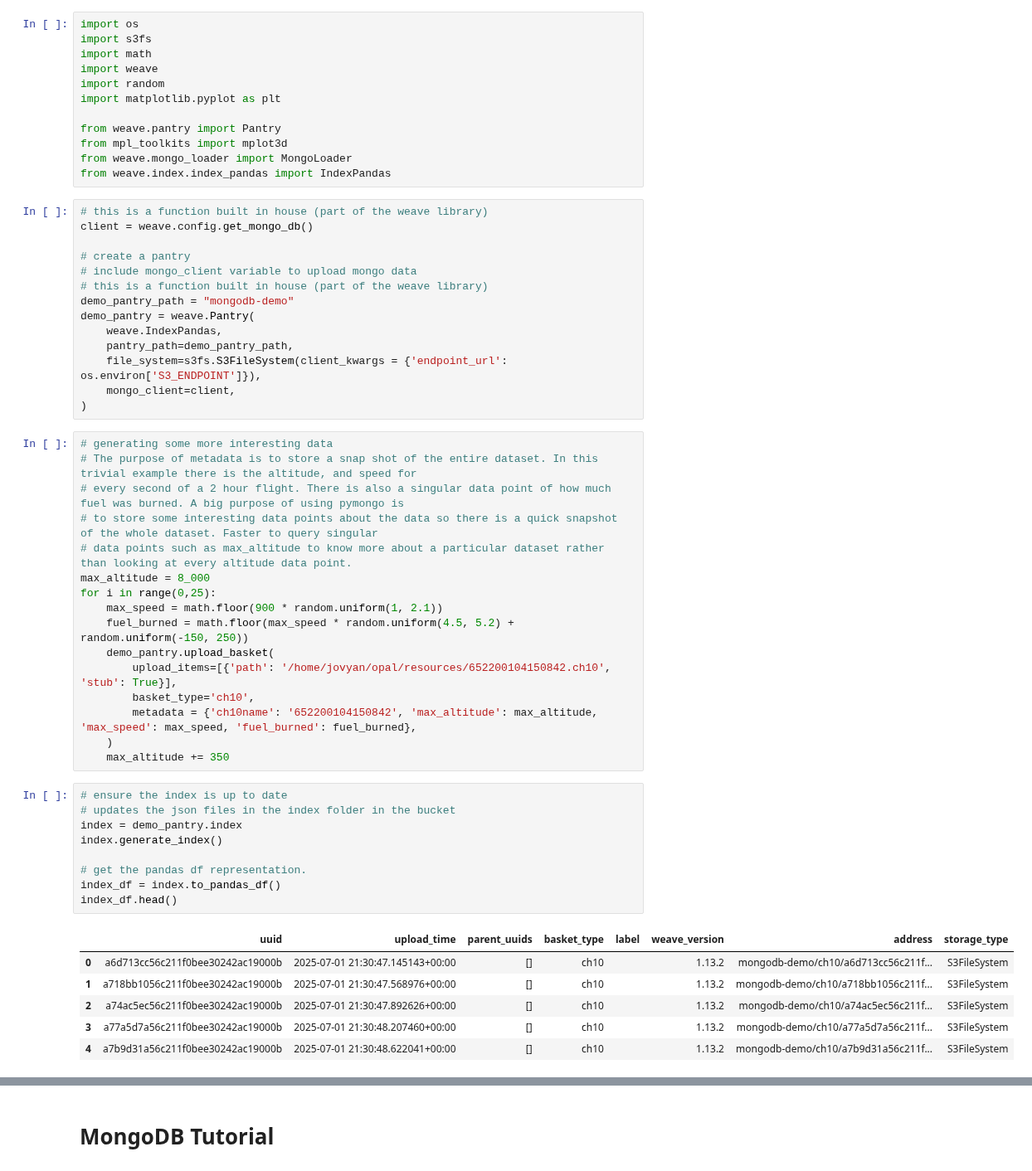
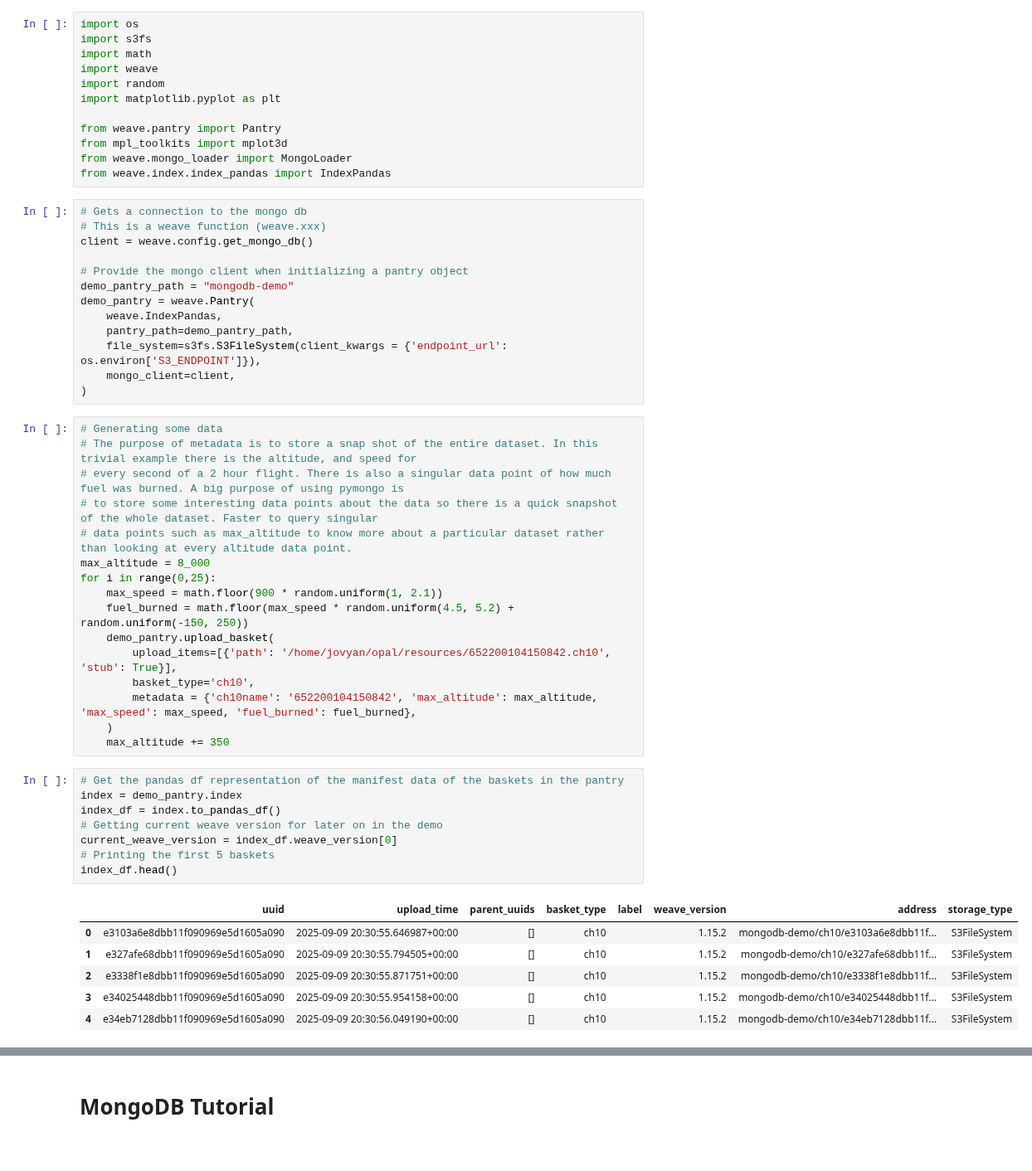
Before and after one commit to 309thEDDGE/opal, a Jupyter notebook: demo-notebooks/pymongo_demo.ipynb, the cells around one changed output, grey strips where cells are left out. Shown at 83% size. Saved outputs shown, nothing was run; the diff lists cells and outputs as text.

```diff
--- a/demo-notebooks/pymongo_demo.ipynb
+++ b/demo-notebooks/pymongo_demo.ipynb
@@ -13,12 +13,11 @@ from mpl_toolkits import mplot3d
 from weave.mongo_loader import MongoLoader
 from weave.index.index_pandas import IndexPandas
 # %%
-# this is a function built in house (part of the weave library)
+# Gets a connection to the mongo db
+# This is a weave function (weave.xxx)
 client = weave.config.get_mongo_db()
 
-# create a pantry
-# include mongo_client variable to upload mongo data
-# this is a function built in house (part of the weave library)
+# Provide the mongo client when initializing a pantry object
 demo_pantry_path = "mongodb-demo"
 demo_pantry = weave.Pantry(
     weave.IndexPandas,
@@ -27,7 +26,7 @@ demo_pantry = weave.Pantry(
     mongo_client=client,
 )
 # %%
-# generating some more interesting data
+# Generating some data
 # The purpose of metadata is to store a snap shot of the entire dataset. In this trivial example there is the altitude, and speed for
 # every second of a 2 hour flight. There is also a singular data point of how much fuel was burned. A big purpose of using pymongo is
 # to store some interesting data points about the data so there is a quick snapshot of the whole dataset. Faster to query singular
@@ -43,20 +42,19 @@ for i in range(0,25):
     )
     max_altitude += 350
 # %%
-# ensure the index is up to date
-# updates the json files in the index folder in the bucket
+# Get the pandas df representation of the manifest data of the baskets in the pantry
 index = demo_pantry.index
-index.generate_index()
-
-# get the pandas df representation.
 index_df = index.to_pandas_df()
+# Getting current weave version for later on in the demo
+current_weave_version = index_df.weave_version[0]
+# Printing the first 5 baskets
 index_df.head()
 # %% [output]
 |  | uuid | upload_time | parent_uuids | basket_type | label | weave_version | address | storage_type |
-| 0 | a6d713cc56c211f0bee30242ac19000b | 2025-07-01 21:30:47.145143+00:00 | [] | ch10 |  | 1.13.2 | mongodb-demo/ch10/a6d713cc56c211f... | S3FileSystem |
-| 1 | a718bb1056c211f0bee30242ac19000b | 2025-07-01 21:30:47.568976+00:00 | [] | ch10 |  | 1.13.2 | mongodb-demo/ch10/a718bb1056c211f... | S3FileSystem |
-| 2 | a74ac5ec56c211f0bee30242ac19000b | 2025-07-01 21:30:47.892626+00:00 | [] | ch10 |  | 1.13.2 | mongodb-demo/ch10/a74ac5ec56c211f... | S3FileSystem |
-| 3 | a77a5d7a56c211f0bee30242ac19000b | 2025-07-01 21:30:48.207460+00:00 | [] | ch10 |  | 1.13.2 | mongodb-demo/ch10/a77a5d7a56c211f... | S3FileSystem |
-| 4 | a7b9d31a56c211f0bee30242ac19000b | 2025-07-01 21:30:48.622041+00:00 | [] | ch10 |  | 1.13.2 | mongodb-demo/ch10/a7b9d31a56c211f... | S3FileSystem |
+| 0 | e3103a6e8dbb11f090969e5d1605a090 | 2025-09-09 20:30:55.646987+00:00 | [] | ch10 |  | 1.15.2 | mongodb-demo/ch10/e3103a6e8dbb11f... | S3FileSystem |
+| 1 | e327afe68dbb11f090969e5d1605a090 | 2025-09-09 20:30:55.794505+00:00 | [] | ch10 |  | 1.15.2 | mongodb-demo/ch10/e327afe68dbb11f... | S3FileSystem |
+| 2 | e3338f1e8dbb11f090969e5d1605a090 | 2025-09-09 20:30:55.871751+00:00 | [] | ch10 |  | 1.15.2 | mongodb-demo/ch10/e3338f1e8dbb11f... | S3FileSystem |
+| 3 | e34025448dbb11f090969e5d1605a090 | 2025-09-09 20:30:55.954158+00:00 | [] | ch10 |  | 1.15.2 | mongodb-demo/ch10/e34025448dbb11f... | S3FileSystem |
+| 4 | e34eb7128dbb11f090969e5d1605a090 | 2025-09-09 20:30:56.049190+00:00 | [] | ch10 |  | 1.15.2 | mongodb-demo/ch10/e34eb7128dbb11f... | S3FileSystem |
 # %%
 print(f"Index length: {len(index)}")
```
Also changed, not shown: parts of 35 cells of this notebook.
